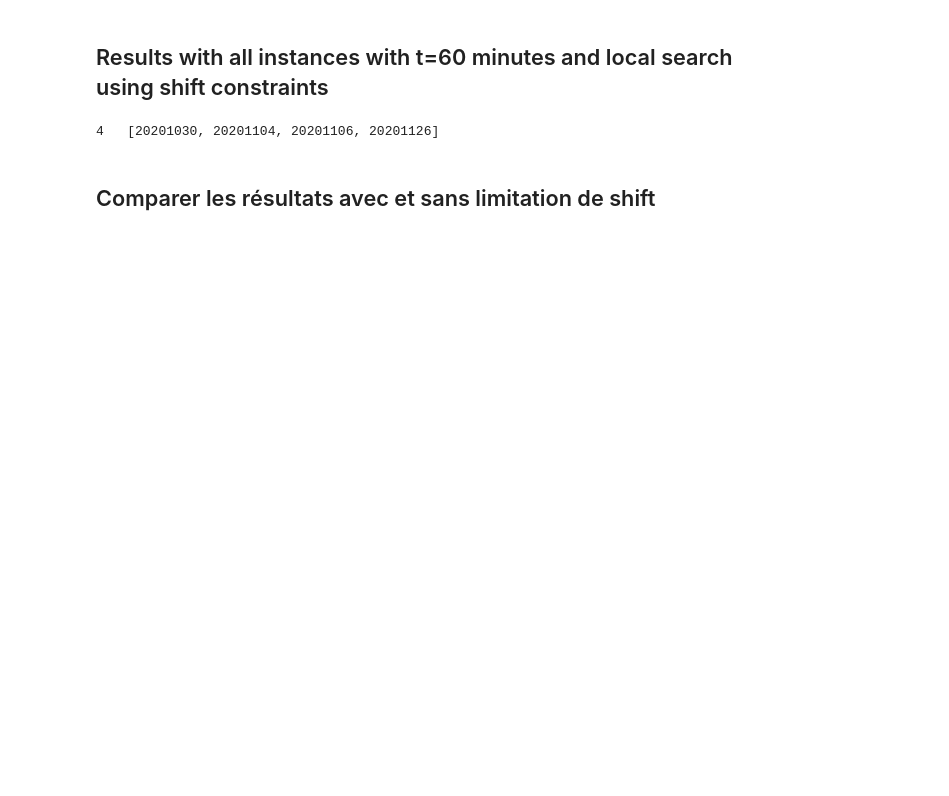
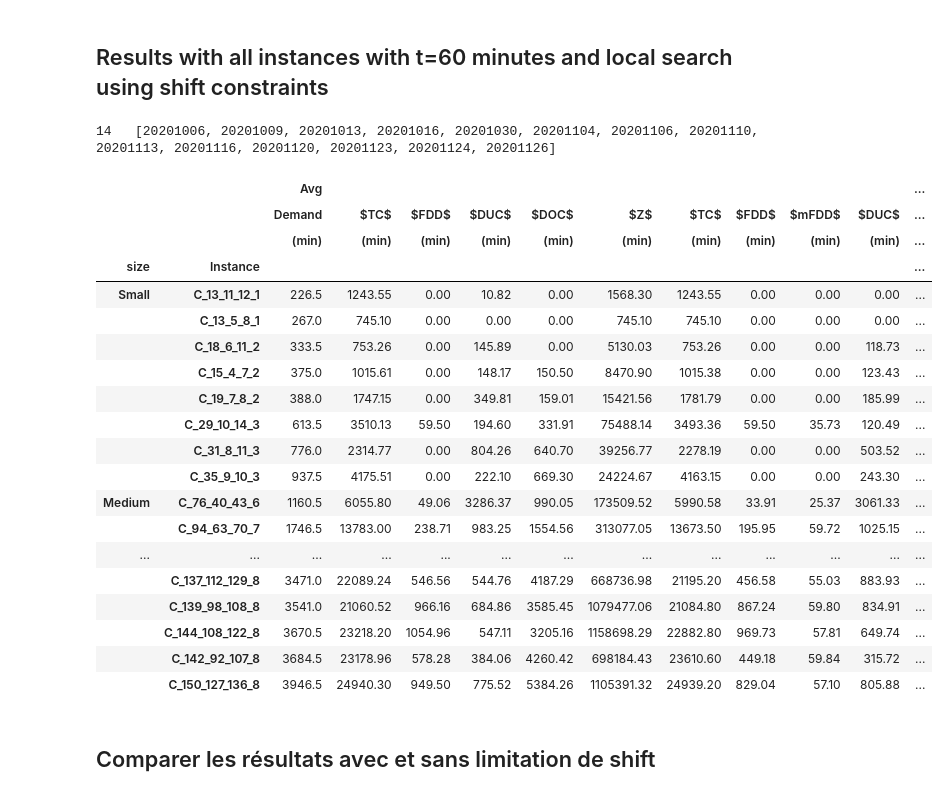
Before and after one commit to aliousmane/concrete-delivery-problem, a Jupyter notebook: result/cq/results_cq.ipynb, the cells around one changed output. Saved outputs shown, nothing was run; the diff lists cells and outputs as text; code cells hidden in the pictures; blank space fills up the shorter version.

```diff
--- a/result/cq/results_cq.ipynb
+++ b/result/cq/results_cq.ipynb
@@ -101,7 +103,7 @@ best_result = my_results.loc[min_indices]
 
 best_result = best_result[['size','Instance','Name','depot',	'client','order','driver','satisfiedCost',
          'travelCost','PUO','firstDeliveryCost','maxfirstDelivery',
-         'underWorkCost','overTimeCost','Z','driverUsed','runtime']]
+         'underWorkCost','overTimeCost','Z']]
 best_result.sort_values(by=["satisfiedCost"],ascending=True, inplace=True)
 best_result.rename(columns={'satisfiedCost':'Demand','travelCost':'$TC$','firstDeliveryCost':'$FDD$',
            'maxfirstDelivery':'$mFDD$','underWorkCost':'$DUC$','overTimeCost':'$DOC$'
@@ -117,7 +119,7 @@ avg_result = my_solved_results.groupby(['Instance']).agg({
      'underWorkCost':'mean',
      'overTimeCost':'mean'
     ,'Z':'mean',
-    'driverUsed':'mean'
+    # 'driverUsed':'mean'
 })
 avg_result_size = my_solved_results.groupby(['size']).agg({
     'travelCost':'mean',
@@ -125,42 +127,65 @@ avg_result_size = my_solved_results.groupby(['size']).agg({
     # 'maxfirstDelivery':'mean',
      'underWorkCost':'mean',
      'overTimeCost':'mean'
     ,'Z':'mean',
-    'driverUsed':'mean'
+    # 'driverUsed':'mean'
 })
 avg_puo = my_results.groupby(['Instance']).agg({
     'undeliveredCost':'mean'
-    ,'runtime':'mean'
+    # ,'runtime':'mean'
 })
 avg_puo_size = my_results.groupby(['size']).agg({
     'undeliveredCost':'mean'
-    ,'runtime':'mean'
+    # ,'runtime':'mean'
 })
-stats = pd.merge(left=best_result,right=avg_result,on='Instance',how='inner')
+stats = pd.merge(left=avg_result,right=best_result,on='Instance',how='inner')
 avg_puo
 stats = pd.merge(left=stats,right=avg_puo,on='Instance',how='inner')
-numeric_columns = stats.select_dtypes(include=[float]).columns
+numeric_columns = stats.select_dtypes(include=[float,int]).columns
 stats[numeric_columns] = stats[numeric_columns].round(2)
-numeric_columns = stats.select_dtypes(include=[int]).columns
-stats[numeric_columns] = stats[numeric_columns].round(0)
+
+col = stats.pop("Demand")
+stats.insert(1, col.name, col)
+stats.sort_values(['Demand'],inplace=True)
 
 stats.rename(columns={'Z_x':'Z','driverUsed_x':'\#K','Z_y':'Z','driverUsed_y':'\#K',
                       'travelCost':'$TC$',   'firstDeliveryCost':'$FDD$',
            'maxfirstDelivery':'$mFDD$','underWorkCost':'$DUC$','overTimeCost':'$DOC$','Z_x':'$Z$','undeliveredCost':'$PUO$'
            ,'runtime':'Time' },inplace=True)
 
 stats.set_index(['size','Instance'],inplace=True)
 with_shift_stat = stats.groupby(by=['size']).mean()
 # with_shift_stat
-stats.columns = pd.MultiIndex.from_product([['Best'],stats.columns,['(min)']])
+stats.columns = pd.MultiIndex.from_product([['Avg'],stats.columns,['(min)']])
 s = stats.style
 s.label='tab:all_instances'
 s.caption='Results with all instances'
 # stats.style.to_latex('df.tex',caption='Results with all instances',)
-(s.format(subset='Best',precision=2,thousands=","))#.format_index(escape="latex", axis=1))#.format_index(escape="latex", axis=0))
+(s.format(subset='Avg',precision=1,thousands=","))#.format_index(escape="latex", axis=1))#.format_index(escape="latex", axis=0))
 
 s.to_latex('df.tex',label='tab:all_instances',multicol_align='c',position='htb',position_float='centering',hrules=True)
+stats
 # %% [output]
-4   [20201030, 20201104, 20201106, 20201126]
+14   [20201006, 20201009, 20201013, 20201016, 20201030, 20201104, 20201106, 20201110, 20201113, 20201116, 20201120, 20201123, 20201124, 20201126]
+|  |  | Avg |  |  |  |  |  |  |  |  |  | ... |
+|  |  | Demand | $TC$ | $FDD$ | $DUC$ | $DOC$ | $Z$ | $TC$ | $FDD$ | $mFDD$ | $DUC$ | ... |
+|  |  | (min) | (min) | (min) | (min) | (min) | (min) | (min) | (min) | (min) | (min) | ... |
+| size | Instance |  |  |  |  |  |  |  |  |  |  | ... |
+| Small | C_13_11_12_1 | 226.5 | 1243.55 | 0.00 | 10.82 | 0.00 | 1568.30 | 1243.55 | 0.00 | 0.00 | 0.00 | ... |
+|  | C_13_5_8_1 | 267.0 | 745.10 | 0.00 | 0.00 | 0.00 | 745.10 | 745.10 | 0.00 | 0.00 | 0.00 | ... |
+|  | C_18_6_11_2 | 333.5 | 753.26 | 0.00 | 145.89 | 0.00 | 5130.03 | 753.26 | 0.00 | 0.00 | 118.73 | ... |
+|  | C_15_4_7_2 | 375.0 | 1015.61 | 0.00 | 148.17 | 150.50 | 8470.90 | 1015.38 | 0.00 | 0.00 | 123.43 | ... |
+|  | C_19_7_8_2 | 388.0 | 1747.15 | 0.00 | 349.81 | 159.01 | 15421.56 | 1781.79 | 0.00 | 0.00 | 185.99 | ... |
+|  | C_29_10_14_3 | 613.5 | 3510.13 | 59.50 | 194.60 | 331.91 | 75488.14 | 3493.36 | 59.50 | 35.73 | 120.49 | ... |
+|  | C_31_8_11_3 | 776.0 | 2314.77 | 0.00 | 804.26 | 640.70 | 39256.77 | 2278.19 | 0.00 | 0.00 | 503.52 | ... |
+|  | C_35_9_10_3 | 937.5 | 4175.51 | 0.00 | 222.10 | 669.30 | 24224.67 | 4163.15 | 0.00 | 0.00 | 243.30 | ... |
+| Medium | C_76_40_43_6 | 1160.5 | 6055.80 | 49.06 | 3286.37 | 990.05 | 173509.52 | 5990.58 | 33.91 | 25.37 | 3061.33 | ... |
+|  | C_94_63_70_7 | 1746.5 | 13783.00 | 238.71 | 983.25 | 1554.56 | 313077.05 | 13673.50 | 195.95 | 59.72 | 1025.15 | ... |
+| ... | ... | ... | ... | ... | ... | ... | ... | ... | ... | ... | ... | ... |
+|  | C_137_112_129_8 | 3471.0 | 22089.24 | 546.56 | 544.76 | 4187.29 | 668736.98 | 21195.20 | 456.58 | 55.03 | 883.93 | ... |
+|  | C_139_98_108_8 | 3541.0 | 21060.52 | 966.16 | 684.86 | 3585.45 | 1079477.06 | 21084.80 | 867.24 | 59.80 | 834.91 | ... |
+|  | C_144_108_122_8 | 3670.5 | 23218.20 | 1054.96 | 547.11 | 3205.16 | 1158698.29 | 22882.80 | 969.73 | 57.81 | 649.74 | ... |
+|  | C_142_92_107_8 | 3684.5 | 23178.96 | 578.28 | 384.06 | 4260.42 | 698184.43 | 23610.60 | 449.18 | 59.84 | 315.72 | ... |
+|  | C_150_127_136_8 | 3946.5 | 24940.30 | 949.50 | 775.52 | 5384.26 | 1105391.32 | 24939.20 | 829.04 | 57.10 | 805.88 | ... |
 # %% [markdown]
 ## Comparer les résultats avec et sans limitation de shift
```
Also changed, not shown: parts of 5 cells of this notebook.
